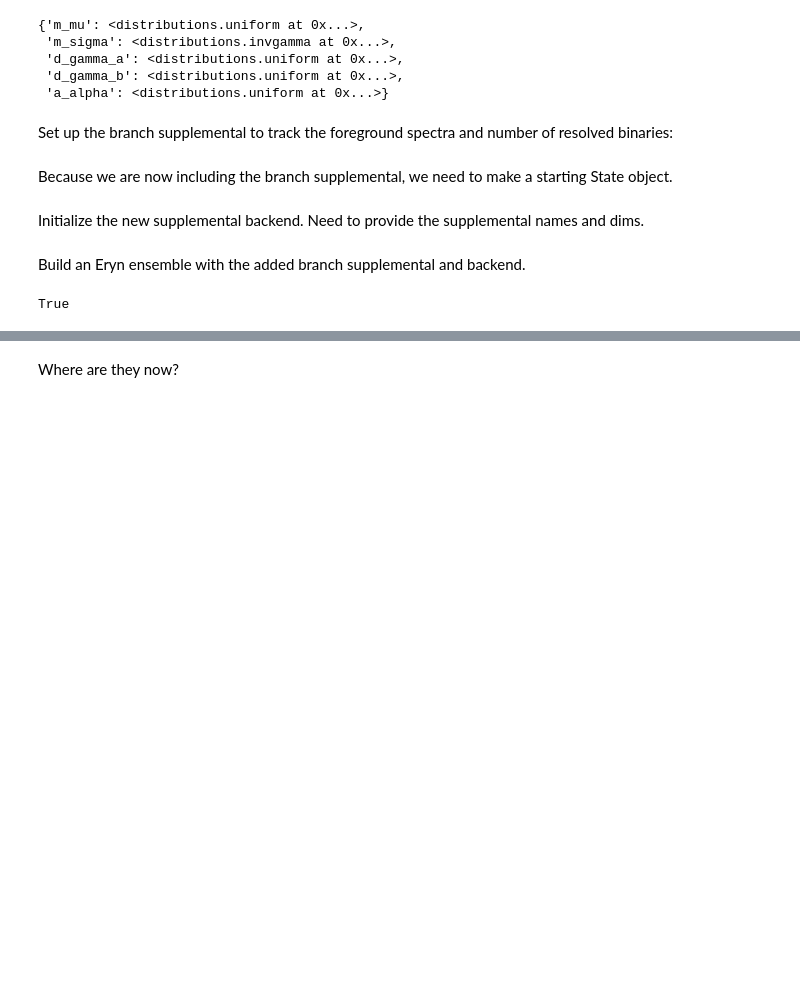
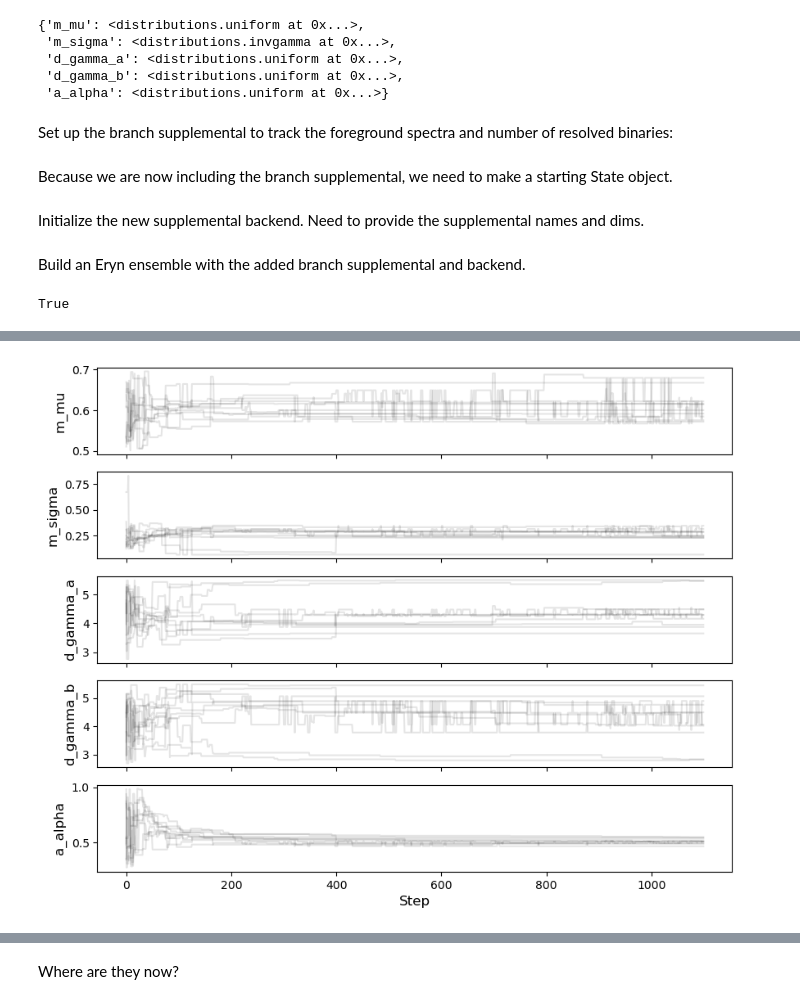
Before and after one commit to criswellalexander/pelargir-gb, a Jupyter notebook: prototype-notebooks/pelargir-v20-tempering.ipynb, the cells around one changed output, grey strips where cells are left out. Cells and saved outputs as stored; diff of their text form; code cells hidden in the pictures; blank space fills up the shorter version.

```diff
--- a/prototype-notebooks/pelargir-v20-tempering.ipynb
+++ b/prototype-notebooks/pelargir-v20-tempering.ipynb
@@ -293 +273,5 @@ plot_model_chains(ensemble,names=eryn_popmodel.hpar_names)
+# %%
+plot_model_chains(ensemble,names=eryn_popmodel.hpar_names,temp_index=2)
+# %% [output]
+[figure, added]
 # %%
```
Also changed, not shown: parts of 20 cells of this notebook, 1 other file.
